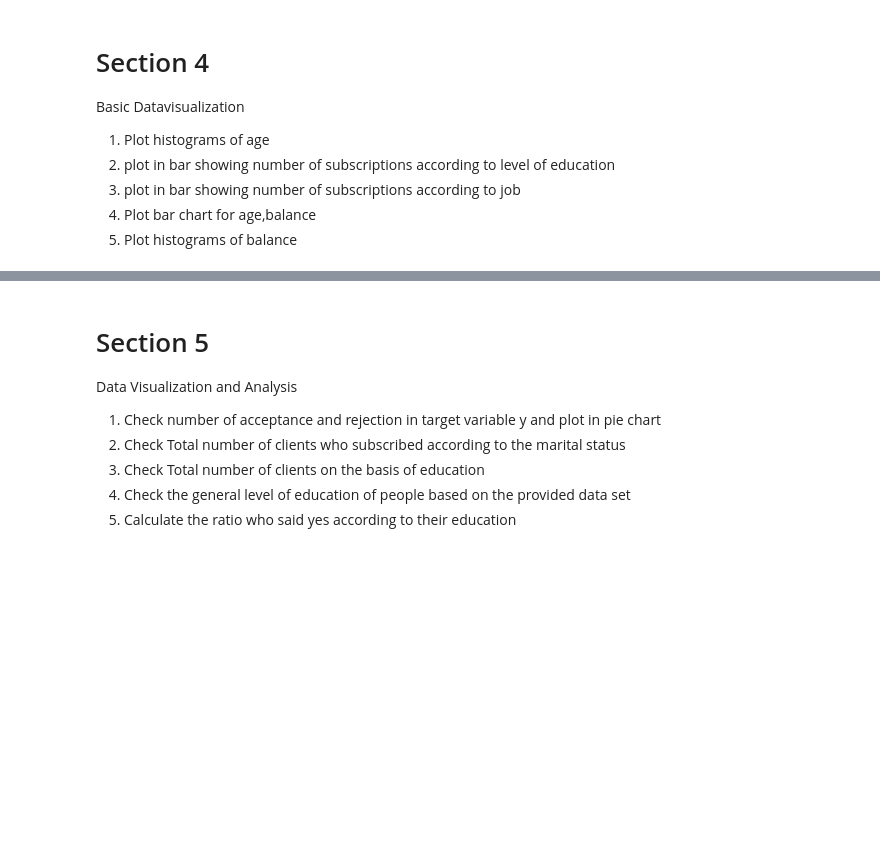
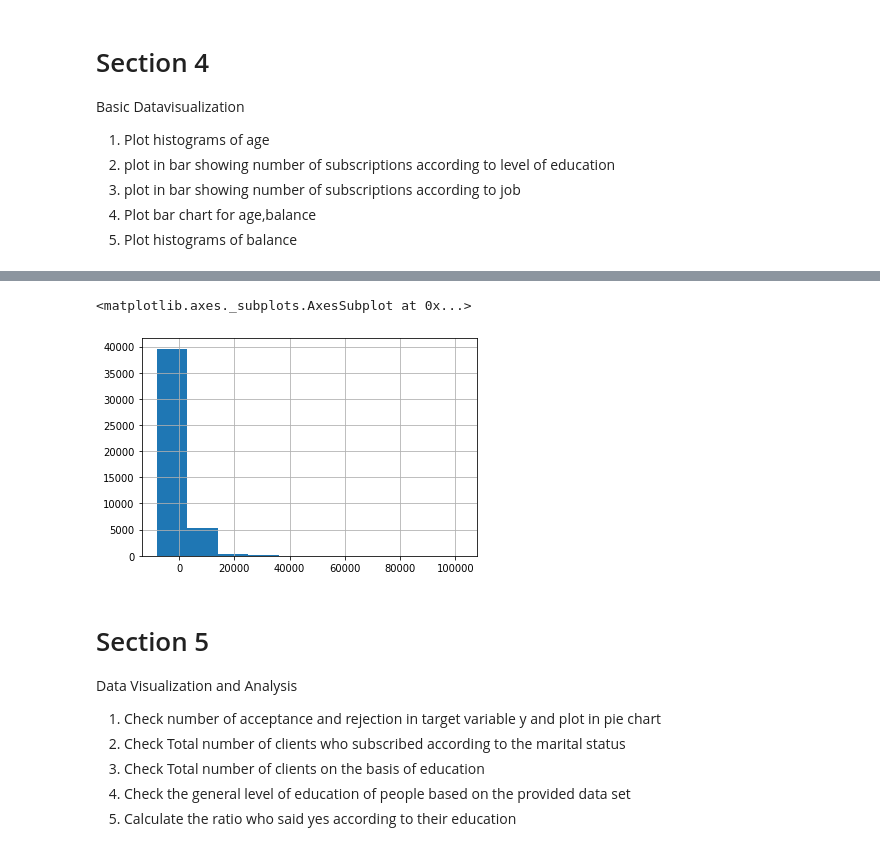
Before and after one commit to R0shish/HCK-WLV-Assignments, a Jupyter notebook: Third Semester/5CS037 - Concepts and Technology of AI/Week 2 - Workshop/22L5W02.ipynb, the cells around one changed output, grey strips where cells are left out. Cells and saved outputs as stored; diff of their text form; code cells hidden in the pictures; blank space fills up the shorter version.

```diff
--- a/Third Semester/5CS037 - Concepts and Technology of AI/Week 2 - Workshop/22L5W02.ipynb
+++ b/Third Semester/5CS037 - Concepts and Technology of AI/Week 2 - Workshop/22L5W02.ipynb
@@ -178,3 +306,9 @@ Basic Datavisualization
+# %%
+# Question 5
+df.balance.hist()
+# %% [output]
+<matplotlib.axes._subplots.AxesSubplot at 0x...>
+[figure, added]
 # %% [markdown]
 # Section 5
 Data Visualization and Analysis
```
Also changed, not shown: parts of 19 cells of this notebook.
